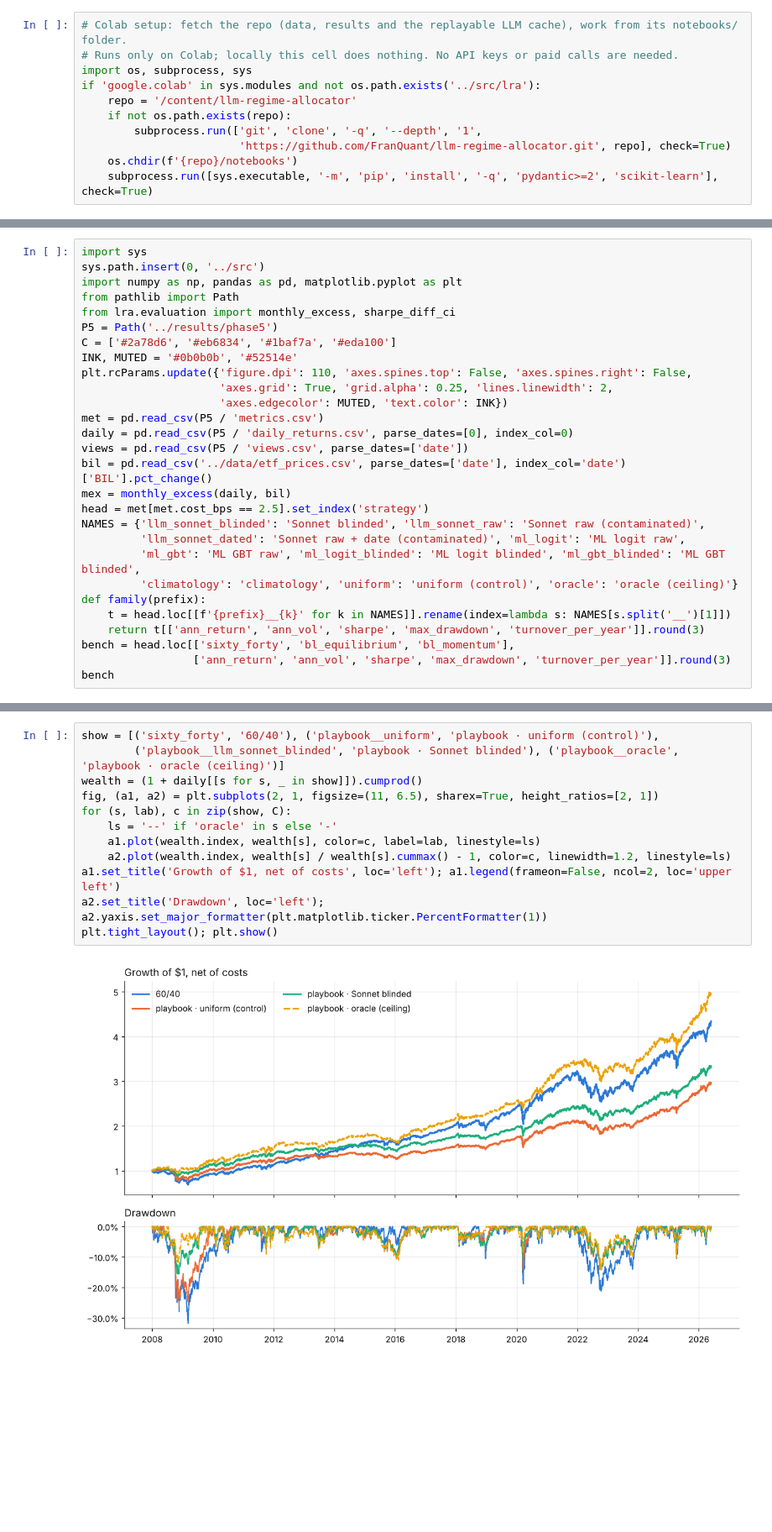
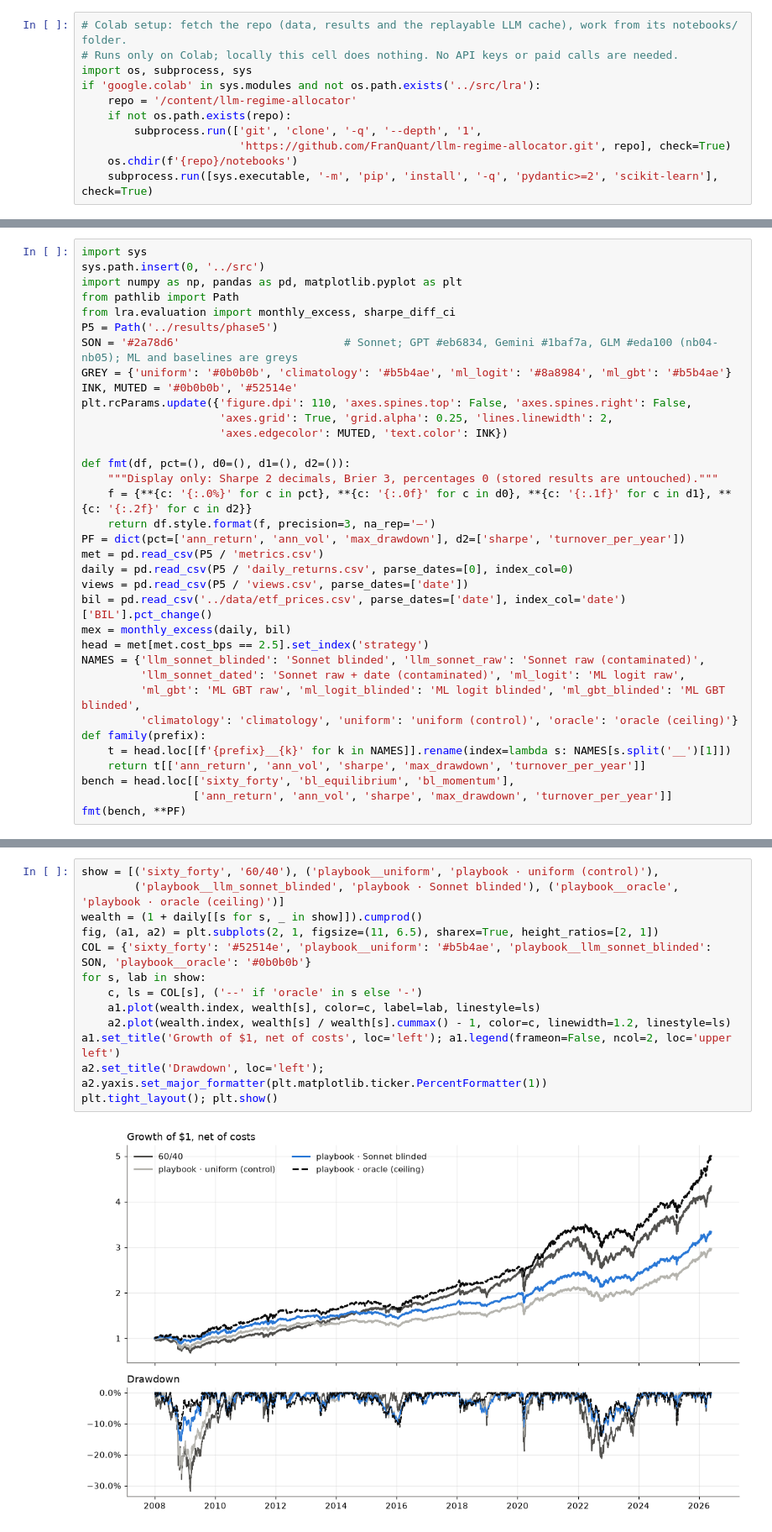
Before and after one commit to FranQuant/llm-regime-allocator, a Jupyter notebook: notebooks/nb03_regimes_to_portfolios.ipynb, the cells around one changed output, grey strips where cells are left out. Shown at 84% size. Saved outputs shown, nothing was run; the diff lists cells and outputs as text; blank space fills up the shorter version.

Commit message:
Pre-publication review: notebook prose corrections, kernel/colours/rounding, score_regimes and archive fixes, report

```diff
--- a/notebooks/nb03_regimes_to_portfolios.ipynb
+++ b/notebooks/nb03_regimes_to_portfolios.ipynb
@@ -35,11 +38,18 @@ import numpy as np, pandas as pd, matplotlib.pyplot as plt
 from pathlib import Path
 from lra.evaluation import monthly_excess, sharpe_diff_ci
 P5 = Path('../results/phase5')
-C = ['#2a78d6', '#eb6834', '#1baf7a', '#eda100']
+SON = '#2a78d6'                         # Sonnet; GPT #eb6834, Gemini #1baf7a, GLM #eda100 (nb04-nb05); ML and baselines are greys
+GREY = {'uniform': '#0b0b0b', 'climatology': '#b5b4ae', 'ml_logit': '#8a8984', 'ml_gbt': '#b5b4ae'}
 INK, MUTED = '#0b0b0b', '#52514e'
 plt.rcParams.update({'figure.dpi': 110, 'axes.spines.top': False, 'axes.spines.right': False,
                      'axes.grid': True, 'grid.alpha': 0.25, 'lines.linewidth': 2,
                      'axes.edgecolor': MUTED, 'text.color': INK})
+
+def fmt(df, pct=(), d0=(), d1=(), d2=()):
+    """Display only: Sharpe 2 decimals, Brier 3, percentages 0 (stored results are untouched)."""
+    f = {**{c: '{:.0%}' for c in pct}, **{c: '{:.0f}' for c in d0}, **{c: '{:.1f}' for c in d1}, **{c: '{:.2f}' for c in d2}}
+    return df.style.format(f, precision=3, na_rep='–')
+PF = dict(pct=['ann_return', 'ann_vol', 'max_drawdown'], d2=['sharpe', 'turnover_per_year'])
 met = pd.read_csv(P5 / 'metrics.csv')
 daily = pd.read_csv(P5 / 'daily_returns.csv', parse_dates=[0], index_col=0)
 views = pd.read_csv(P5 / 'views.csv', parse_dates=['date'])
@@ -52,10 +62,10 @@ NAMES = {'llm_sonnet_blinded': 'Sonnet blinded', 'llm_sonnet_raw': 'Sonnet raw (
          'climatology': 'climatology', 'uniform': 'uniform (control)', 'oracle': 'oracle (ceiling)'}
 def family(prefix):
     t = head.loc[[f'{prefix}__{k}' for k in NAMES]].rename(index=lambda s: NAMES[s.split('__')[1]])
-    return t[['ann_return', 'ann_vol', 'sharpe', 'max_drawdown', 'turnover_per_year']].round(3)
+    return t[['ann_return', 'ann_vol', 'sharpe', 'max_drawdown', 'turnover_per_year']]
 bench = head.loc[['sixty_forty', 'bl_equilibrium', 'bl_momentum'],
-                 ['ann_return', 'ann_vol', 'sharpe', 'max_drawdown', 'turnover_per_year']].round(3)
-bench
+                 ['ann_return', 'ann_vol', 'sharpe', 'max_drawdown', 'turnover_per_year']]
+fmt(bench, **PF)
 # %% [output]
 |  | ann_return | ann_vol | sharpe | max_drawdown | turnover_per_year |
 | strategy |  |  |  |  |  |
@@ -84,15 +94,16 @@ family('playbook').sort_values('sharpe', ascending=False)
 # %%
 show = [('sixty_forty', '60/40'), ('playbook__uniform', 'playbook · uniform (control)'),
         ('playbook__llm_sonnet_blinded', 'playbook · Sonnet blinded'), ('playbook__oracle', 'playbook · oracle (ceiling)')]
 wealth = (1 + daily[[s for s, _ in show]]).cumprod()
 fig, (a1, a2) = plt.subplots(2, 1, figsize=(11, 6.5), sharex=True, height_ratios=[2, 1])
-for (s, lab), c in zip(show, C):
-    ls = '--' if 'oracle' in s else '-'
+COL = {'sixty_forty': '#52514e', 'playbook__uniform': '#b5b4ae', 'playbook__llm_sonnet_blinded': SON, 'playbook__oracle': '#0b0b0b'}
+for s, lab in show:
+    c, ls = COL[s], ('--' if 'oracle' in s else '-')
     a1.plot(wealth.index, wealth[s], color=c, label=lab, linestyle=ls)
     a2.plot(wealth.index, wealth[s] / wealth[s].cummax() - 1, color=c, linewidth=1.2, linestyle=ls)
 a1.set_title('Growth of $1, net of costs', loc='left'); a1.legend(frameon=False, ncol=2, loc='upper left')
 a2.set_title('Drawdown', loc='left'); a2.yaxis.set_major_formatter(plt.matplotlib.ticker.PercentFormatter(1))
 plt.tight_layout(); plt.show()
 # %% [output]
-[figure, old version]
+[figure, new version]
 # %% [markdown]
```
Also changed, not shown: parts of 20 cells of this notebook, 9 other files.
